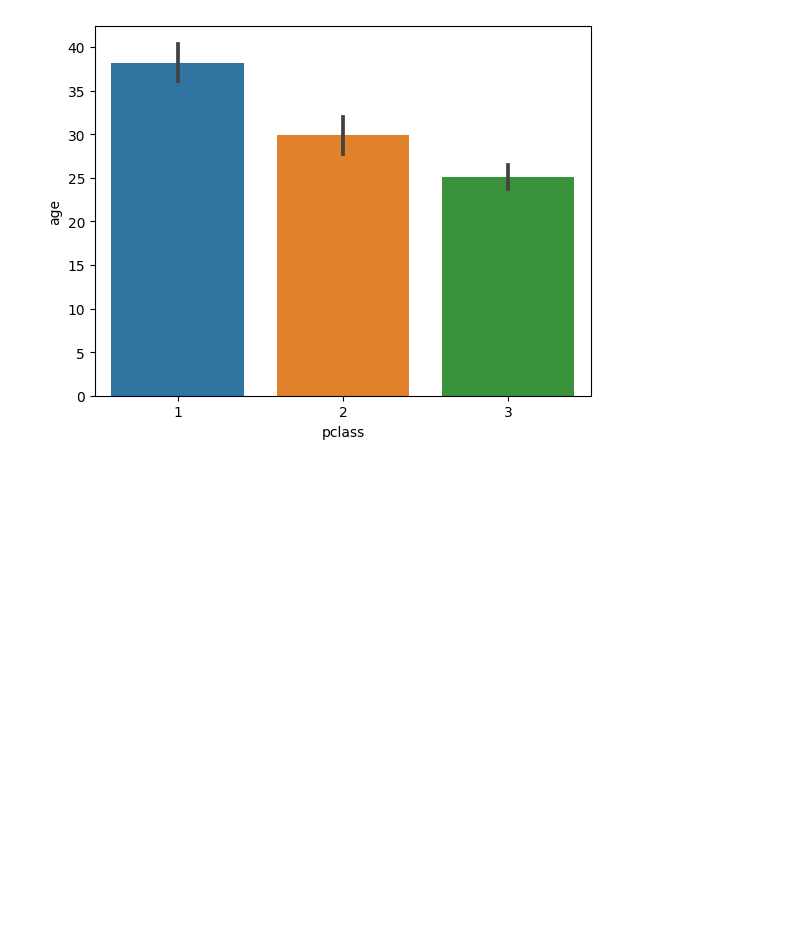
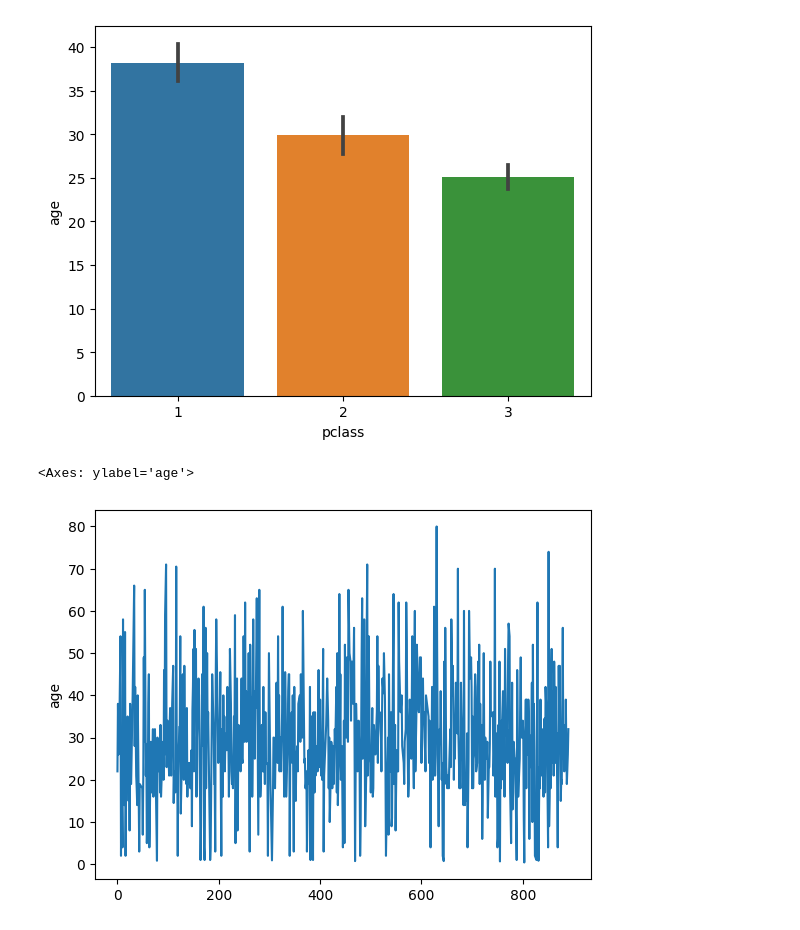
Before and after one commit to ParthDesai22/College_Code, a Jupyter notebook: Data_Visual.ipynb, the cells around one changed output. Saved outputs shown, nothing was run; the diff lists cells and outputs as text; code cells hidden in the pictures; blank space fills up the shorter version.

```diff
--- a/Data_Visual.ipynb
+++ b/Data_Visual.ipynb
@@ -235,3 +240,8 @@ sns.barplot(df1[['pclass','age']],x='pclass',y='age')
 # %% [output]
 <Axes: xlabel='pclass', ylabel='age'>
 [figure]
+# %%
+sns.lineplot(df1['age'])
+# %% [output]
+<Axes: ylabel='age'>
+[figure, added]
```
Also changed, not shown: parts of 2 cells of this notebook.
